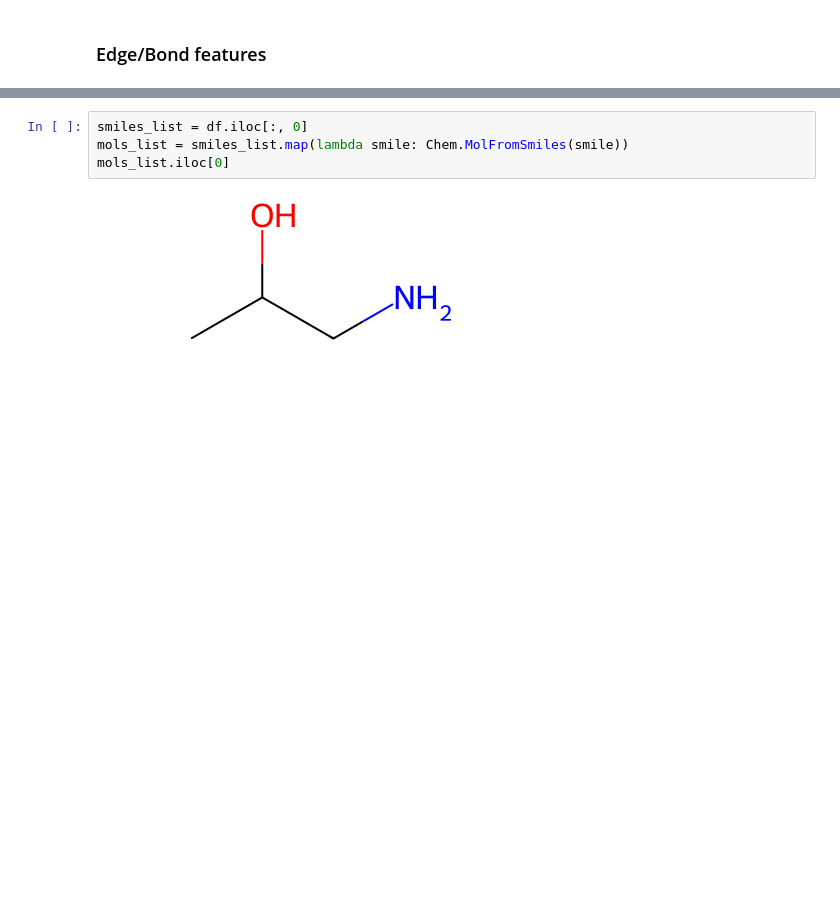
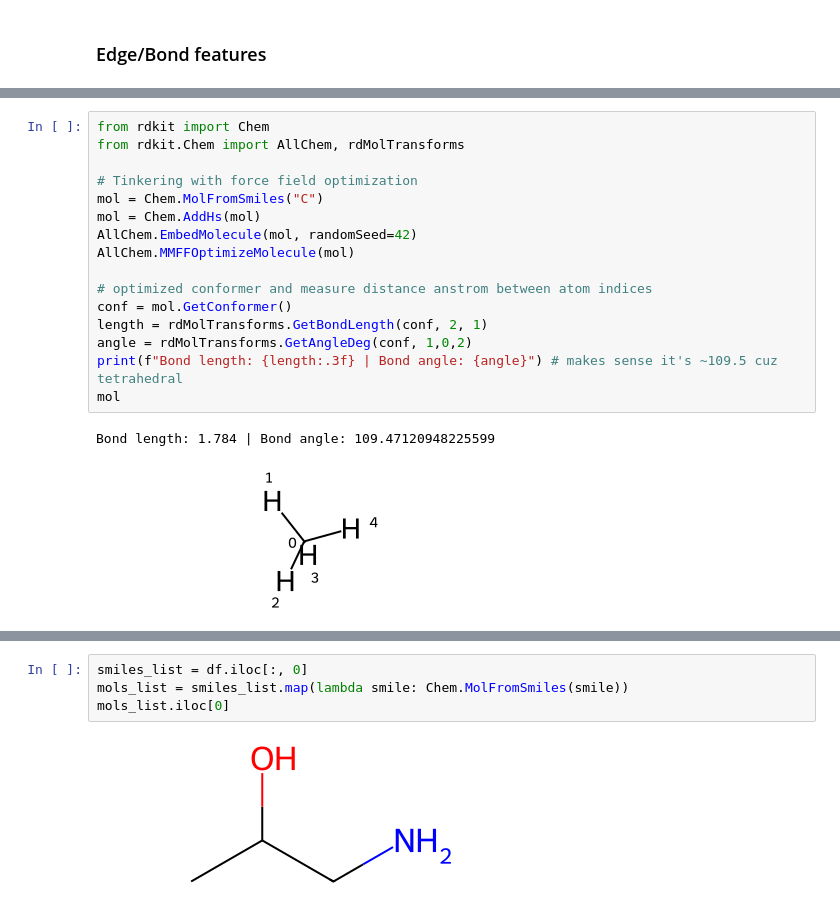
Before and after one commit to markzuckerburg600-glitch/Molecular-Smells-Project, a Jupyter notebook: dataset.ipynb, the cells around one changed output, grey strips where cells are left out. Saved outputs shown, nothing was run; the diff lists cells and outputs as text; blank space fills up the shorter version.

```diff
--- a/dataset.ipynb
+++ b/dataset.ipynb
@@ -306,0 +460,19 @@ AROMATIC
+# %%
+from rdkit import Chem
+from rdkit.Chem import AllChem, rdMolTransforms
+
+# Tinkering with force field optimization
+mol = Chem.MolFromSmiles("C")
+mol = Chem.AddHs(mol)
+AllChem.EmbedMolecule(mol, randomSeed=42)
+AllChem.MMFFOptimizeMolecule(mol)
+
+# optimized conformer and measure distance anstrom between atom indices
+conf = mol.GetConformer()
+length = rdMolTransforms.GetBondLength(conf, 2, 1)
+angle = rdMolTransforms.GetAngleDeg(conf, 1,0,2)
+print(f"Bond length: {length:.3f} | Bond angle: {angle}") # makes sense it's ~109.5 cuz tetrahedral
+mol
+# %% [output]
+Bond length: 1.784 | Bond angle: 109.47120948225599
+[figure, added]
```
Also changed, not shown: parts of 21 cells of this notebook, 4 other files.
